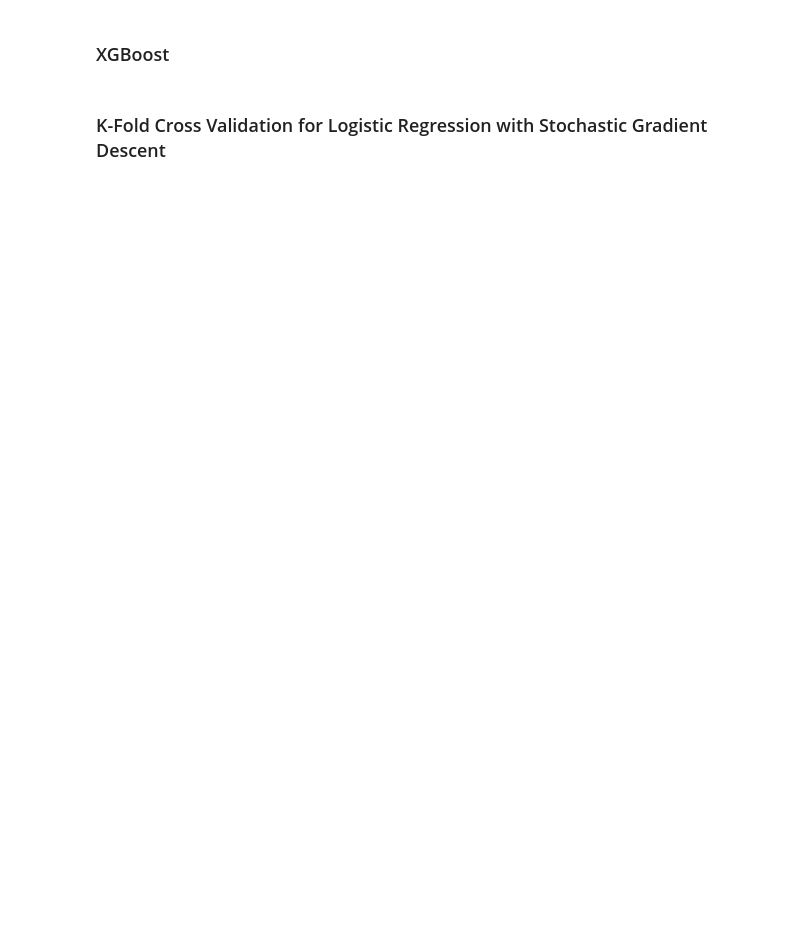
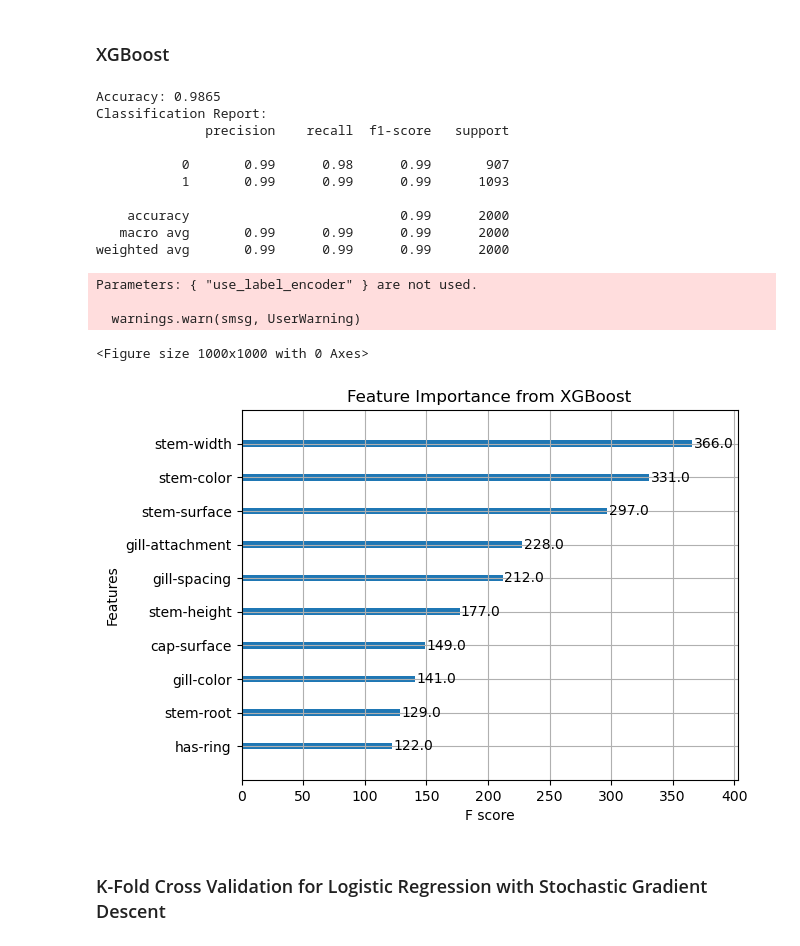
Before and after one commit to p-kve/ecs171_MushroomID, a Jupyter notebook: mushroomsFinal.ipynb, the cells around one changed output. Cells and saved outputs as stored; diff of their text form; code cells hidden in the pictures; blank space fills up the shorter version.

```diff
--- a/mushroomsFinal.ipynb
+++ b/mushroomsFinal.ipynb
@@ -571,23 +570,39 @@ AttributeError: 'numpy.ndarray' object has no attribute 'columns'
 # %%
 from xgboost import XGBClassifier, plot_importance
 
 # Train an XGBoost model
 xgb_model = XGBClassifier(random_state=42, use_label_encoder=False, eval_metric='logloss')
 xgb_model.fit(X_train, y_train)
 
 
 y_pred = xgb_model.predict(X_test)
 accuracy = accuracy_score(y_test, y_pred)
 report = classification_report(y_test, y_pred)
 
 print(f"Accuracy: {accuracy}")
 print("Classification Report:")
 print(report)
 
 plt.figure(figsize=(10, 10))
-plot_importance(xgb_model, max_num_features=10)
+plot_importance(xgb_model, max_num_features=10).set_yticklabels([orig_feature_names[i] for i in imp_list])
 plt.title("Feature Importance from XGBoost")
 plt.show()
+# %% [output]
+Accuracy: 0.9865
+Classification Report:
+              precision    recall  f1-score   support
+
+           0       0.99      0.98      0.99       907
+           1       0.99      0.99      0.99      1093
+
+    accuracy                           0.99      2000
+   macro avg       0.99      0.99      0.99      2000
+weighted avg       0.99      0.99      0.99      2000
+Parameters: { "use_label_encoder" } are not used.
+
+  warnings.warn(smsg, UserWarning)
+<Figure size 1000x1000 with 0 Axes>
+[figure, added]
 # %% [markdown]
 ### K-Fold Cross Validation for Logistic Regression with Stochastic Gradient Descent
 # %%
```
Also changed, not shown: parts of 16 cells of this notebook.
